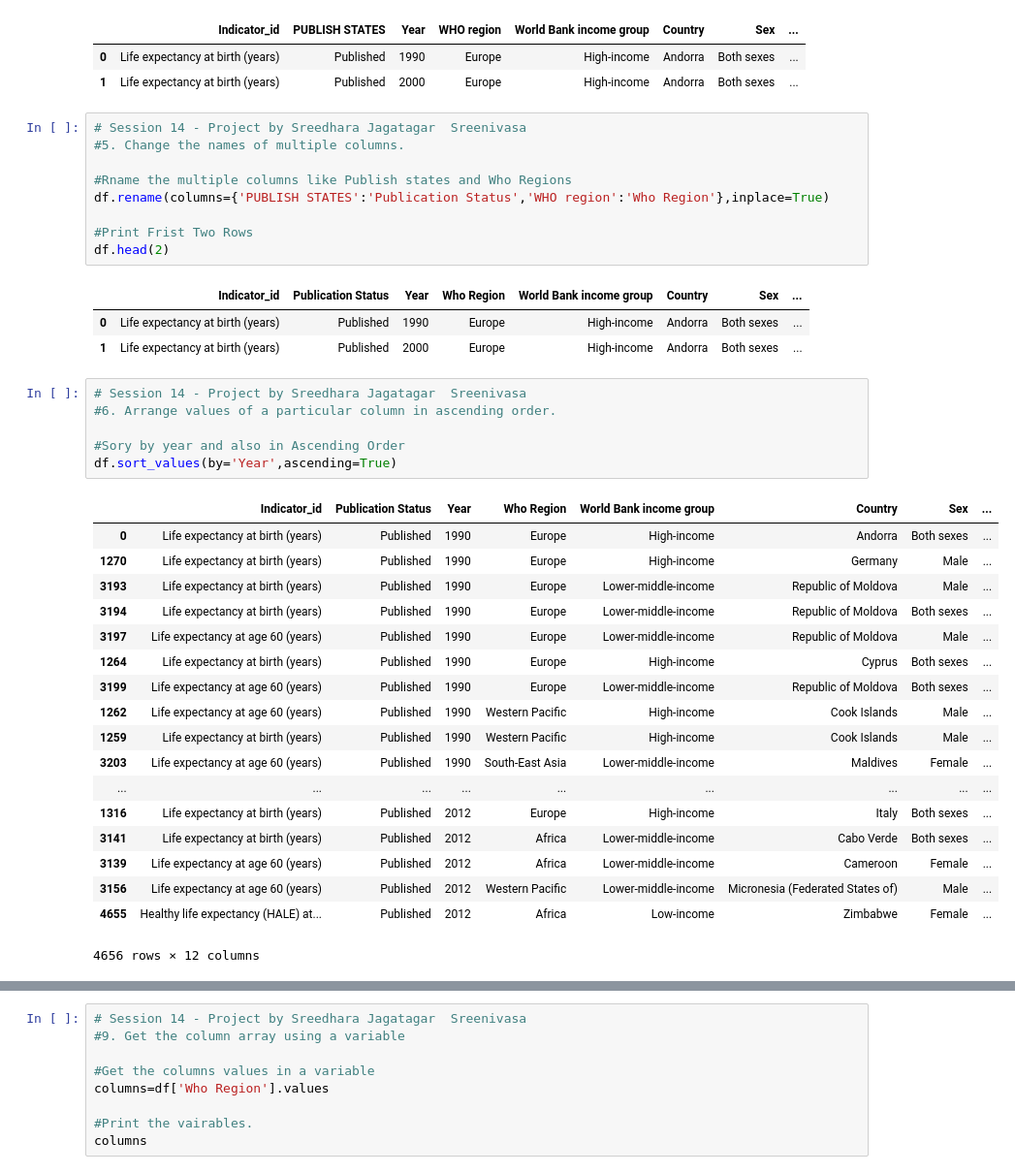
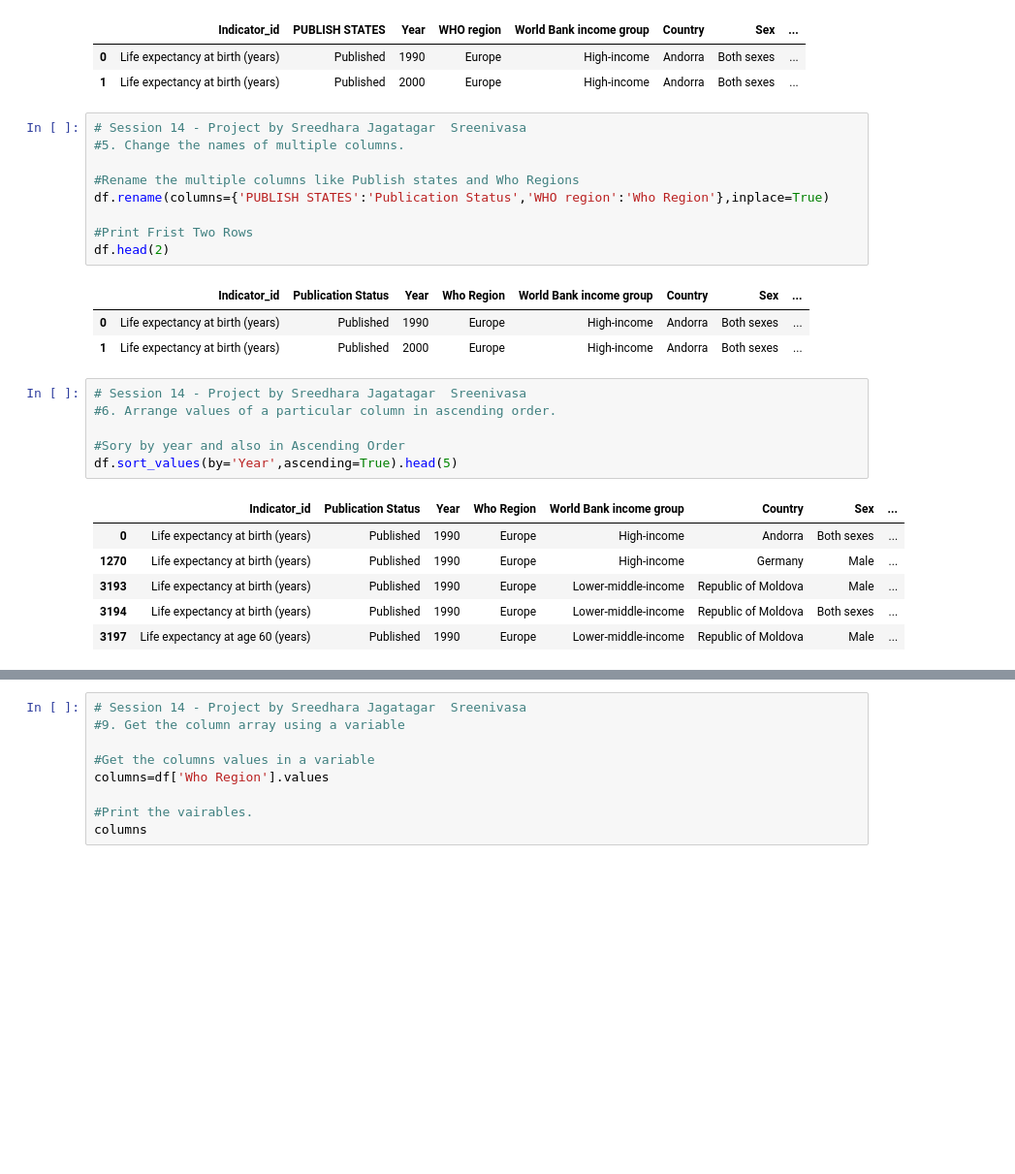
Before and after one commit to jssreedhara/DataScience_PROJECT_14Session, a Jupyter notebook: Session14_Project_Code.ipynb, the cells around one changed output, grey strips where cells are left out. Shown: that part at 97% size. Saved outputs shown, nothing was run; the diff lists cells and outputs as text; blank space fills up the shorter version.

```diff
--- a/Session14_Project_Code.ipynb
+++ b/Session14_Project_Code.ipynb
@@ -137,7 +122,7 @@ df.head(2)
 # Session 14 - Project by Sreedhara Jagatagar  Sreenivasa
 #5. Change the names of multiple columns.
 
-#Rname the multiple columns like Publish states and Who Regions
+#Rename the multiple columns like Publish states and Who Regions
 df.rename(columns={'PUBLISH STATES':'Publication Status','WHO region':'Who Region'},inplace=True)
 
 #Print Frist Two Rows
@@ -149,28 +134,16 @@ df.head(2)
 # %%
 # Session 14 - Project by Sreedhara Jagatagar  Sreenivasa
 #6. Arrange values of a particular column in ascending order.
 
 #Sory by year and also in Ascending Order
-df.sort_values(by='Year',ascending=True)
+df.sort_values(by='Year',ascending=True).head(5)
 # %% [output]
 |  | Indicator_id | Publication Status | Year | Who Region | World Bank income group | Country | Sex | ... |
 | 0 | Life expectancy at birth (years) | Published | 1990 | Europe | High-income | Andorra | Both sexes | ... |
 | 1270 | Life expectancy at birth (years) | Published | 1990 | Europe | High-income | Germany | Male | ... |
 | 3193 | Life expectancy at birth (years) | Published | 1990 | Europe | Lower-middle-income | Republic of Moldova | Male | ... |
 | 3194 | Life expectancy at birth (years) | Published | 1990 | Europe | Lower-middle-income | Republic of Moldova | Both sexes | ... |
 | 3197 | Life expectancy at age 60 (years) | Published | 1990 | Europe | Lower-middle-income | Republic of Moldova | Male | ... |
-| 1264 | Life expectancy at birth (years) | Published | 1990 | Europe | High-income | Cyprus | Both sexes | ... |
-| 3199 | Life expectancy at age 60 (years) | Published | 1990 | Europe | Lower-middle-income | Republic of Moldova | Both sexes | ... |
-| 1262 | Life expectancy at age 60 (years) | Published | 1990 | Western Pacific | High-income | Cook Islands | Male | ... |
-| 1259 | Life expectancy at birth (years) | Published | 1990 | Western Pacific | High-income | Cook Islands | Male | ... |
-| 3203 | Life expectancy at age 60 (years) | Published | 1990 | South-East Asia | Lower-middle-income | Maldives | Female | ... |
-| ... | ... | ... | ... | ... | ... | ... | ... | ... |
-| 1316 | Life expectancy at birth (years) | Published | 2012 | Europe | High-income | Italy | Both sexes | ... |
-| 3141 | Life expectancy at birth (years) | Published | 2012 | Africa | Lower-middle-income | Cabo Verde | Both sexes | ... |
-| 3139 | Life expectancy at age 60 (years) | Published | 2012 | Africa | Lower-middle-income | Cameroon | Female | ... |
-| 3156 | Life expectancy at age 60 (years) | Published | 2012 | Western Pacific | Lower-middle-income | Micronesia (Federated States of) | Male | ... |
-| 4655 | Healthy life expectancy (HALE) at... | Published | 2012 | Africa | Low-income | Zimbabwe | Female | ... |
-4656 rows × 12 columns
 # %%
 # Session 14 - Project by Sreedhara Jagatagar  Sreenivasa
 #7. Arrange multiple column values in ascending order.
```
Also changed, not shown: parts of 6 cells of this notebook.
